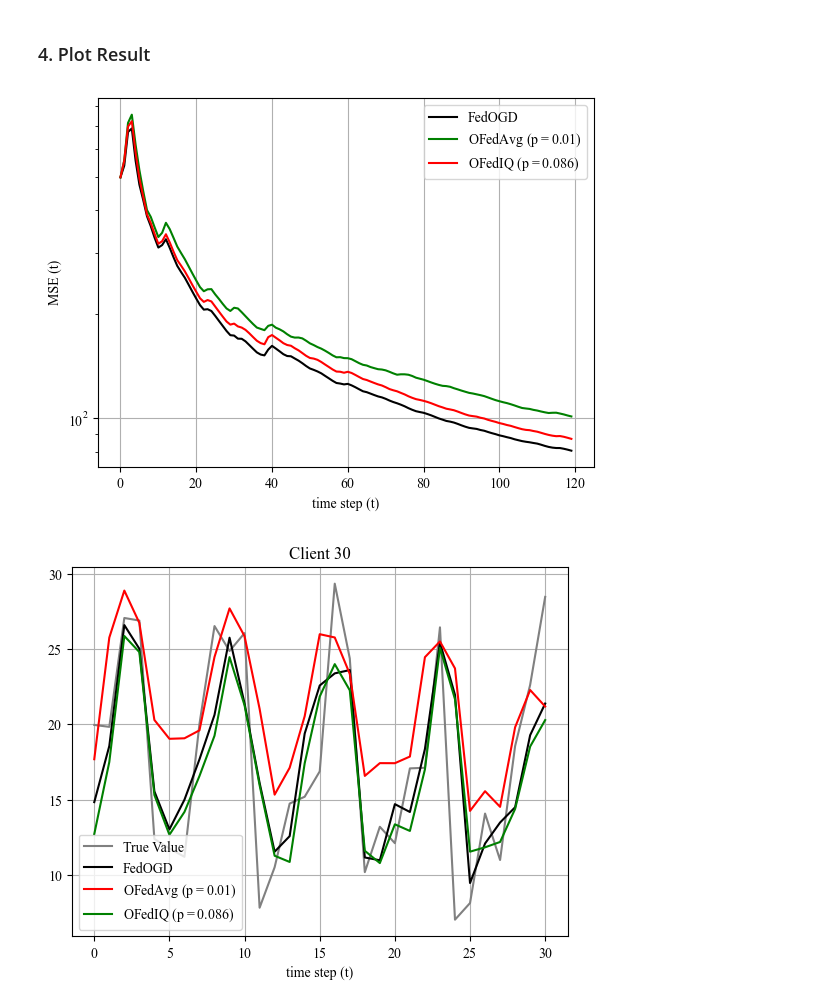
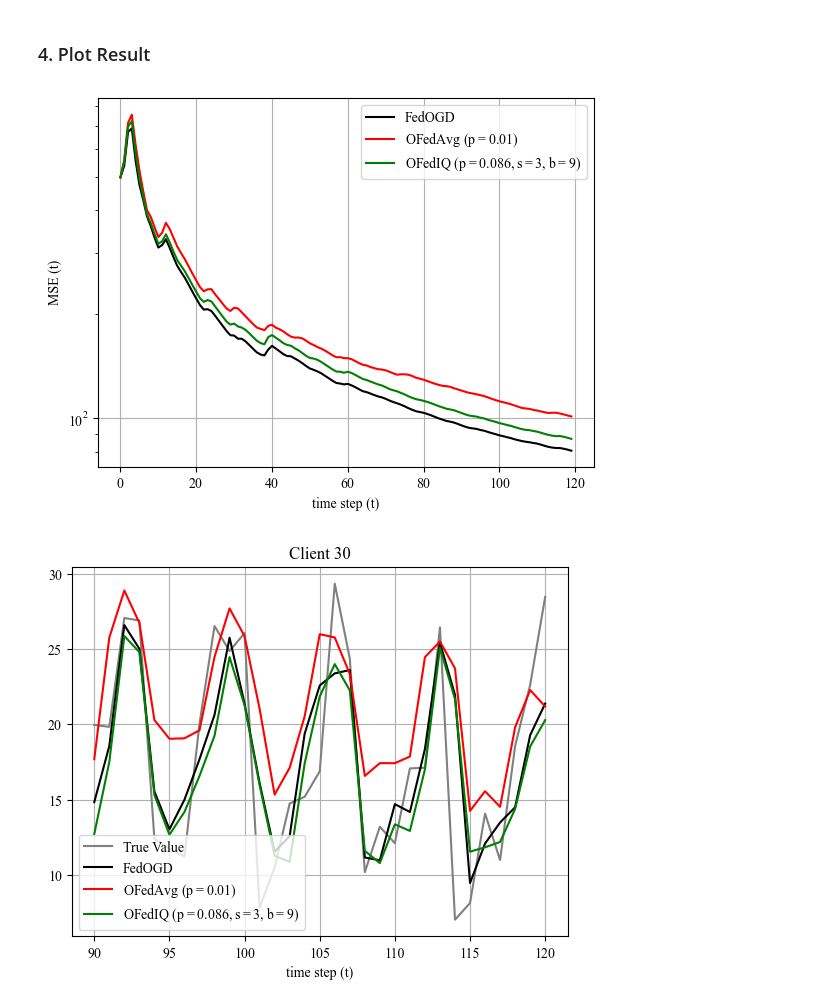
Before and after one commit to IISL-HYU/RegretAnalysis_OFL, a Jupyter notebook: time_series_Experiment.ipynb, the cells around one changed output. Cells and saved outputs as stored; diff of their text form; code cells hidden in the pictures.

Commit message:
Fix figures - 2

```diff
--- a/time_series_Experiment.ipynb
+++ b/time_series_Experiment.ipynb
@@ -123,36 +123,36 @@ with open(f"./result/{task}_FedOGD_{code}.pkl", "rb") as f:
 with open(f"./result/{task}_OFedAvg_{code}.pkl", "rb") as f:
     r2 = pickle.load(f)
 # with open(f"./result/{task}_FedOMD_{code}.pkl", "rb") as f:
 #     r3 = pickle.load(f)
 with open(f"./result/{task}_OFedIQ_{code}.pkl", "rb") as f:
     r4 = pickle.load(f)
 
 l1 = list(range(len(r1)))
 l2 = list(range(len(r2)))
 # l3 = list(range(len(r3)))
 l4 = list(range(len(r4)))
 
 plt.plot(l1, r1, 'black', label=r'FedOGD')
-plt.plot(l2, r2, 'green', label=r'OFedAvg ($\mathdefault{p=0.01}$)')
+plt.plot(l2, r2, 'red', label=r'OFedAvg ($\mathdefault{p=0.01}$)')
 #plt.plot(l3, r3, 'blue', label=r'FedOMD ($\mathdefault{L=10}$)')
-plt.plot(l4, r4, 'red', label=r'OFedIQ ($\mathdefault{p=0.086}$)')
+plt.plot(l4, r4, 'green', label=r'OFedIQ ($\mathdefault{p=0.086, s=3, b=9}$)')
 
 plt.xlabel('time step (t)')
 
 if task == 'clf':
     plt.ylabel('Accuracy (t)')
 elif task == 'reg' or task == 'time':
     plt.ylabel('MSE (t)')
     plt.yscale("log")
 
 plt.rcParams["font.family"] = "Times New Roman"
 plt.grid()
 plt.legend()
 
 plt.savefig(f'./Figures/{task}_{code}.png', dpi=200, facecolor="white")
 plt.show()
 # %% [output]
-[figure, old version]
+[figure, new version]
 # %%
 client_num = 30
 length = 39 #len(test)
@@ -171,15 +171,15 @@ r2 = test_result[1]
 r3 = test_result[2]
 r4 = test_result[3]
 
-l1 = list(range(len(r1)))
-l2 = list(range(len(r2)))
-l3 = list(range(len(r3)))
-l4 = list(range(len(r4)))
+l1 = list(range(90, 90+len(r1)))
+l2 = list(range(90, 90+len(r2)))
+l3 = list(range(90, 90+len(r3)))
+l4 = list(range(90, 90+len(r4)))
 
 plt.plot(l1, r1, 'gray', label=r'True Value')
 plt.plot(l2, r2, 'black', label=r'FedOGD')
 plt.plot(l3, r3, 'red', label=r'OFedAvg ($\mathdefault{p=0.01}$)')
-plt.plot(l4, r4, 'green', label=r'OFedIQ ($\mathdefault{p=0.086}$)')
+plt.plot(l4, r4, 'green', label=r'OFedIQ ($\mathdefault{p=0.086, s=3, b=9}$)')
 
 plt.xlabel('time step (t)')
 
@@ -197,4 +197,4 @@ plt.legend()
 plt.savefig(f'./Figures/{task}_FIG1.png', dpi=200, facecolor="white")
 plt.show()
 # %% [output]
-[figure, old version]
+[figure, new version]
```
Also changed, not shown: 1 other file.
